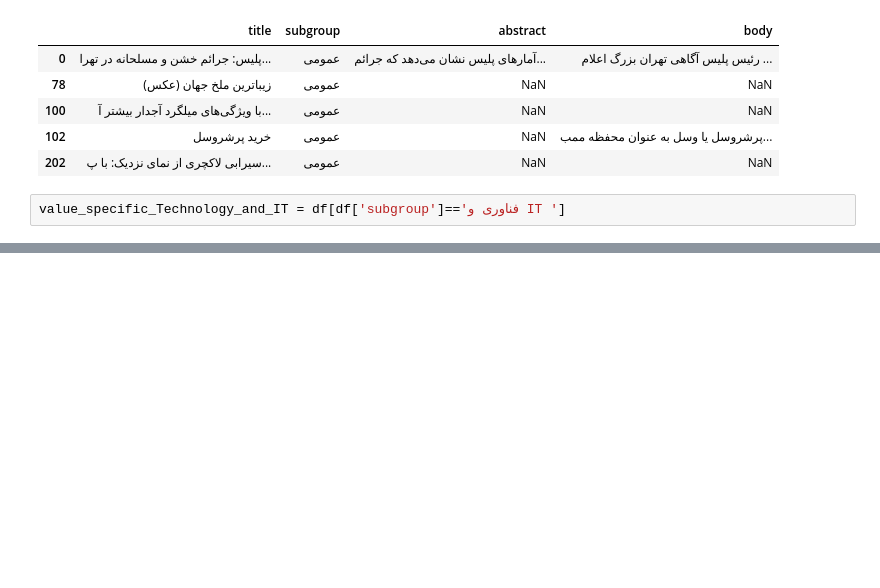
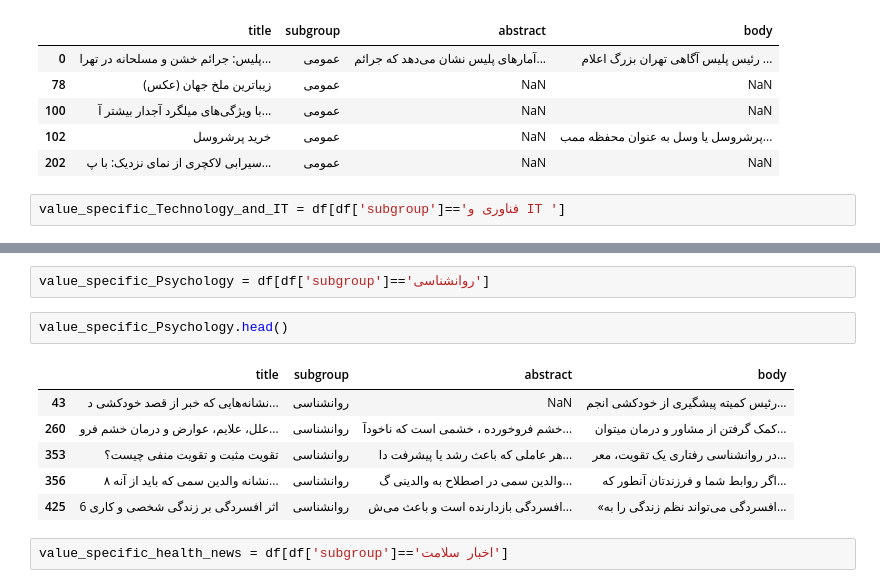
Before and after one commit to aliowx/data-analysis, a Jupyter notebook: text_processor.ipynb, the cells around one changed output, grey strips where cells are left out. Drawn from its saved outputs; the diff is of its cells as text; blank space fills up the shorter version.

```diff
--- a/text_processor.ipynb
+++ b/text_processor.ipynb
@@ -160,0 +172,13 @@ value_specific_Technology_and_IT = df[df['subgroup']=='فناوری و IT ']
+# %%
+value_specific_Psychology = df[df['subgroup']=='روانشناسی']
+# %%
+value_specific_Psychology.head()
+# %% [output]
+|  | title | subgroup | abstract | body |
+| 43 | نشانه‌هایی که خبر از قصد خودکشی د... | روانشناسی | NaN | رئیس کمیته پیشگیری از خودکشی انجم... |
+| 260 | علل، علایم، عوارض و درمان خشم فرو... | روانشناسی | خشم فروخورده ، خشمی است که ناخودآ... | کمک گرفتن از مشاور و درمان میتوان... |
+| 353 | تقویت مثبت و تقویت منفی چیست؟ | روانشناسی | هر عاملی که باعث رشد یا پیشرفت دا... | در روانشناسی رفتاری یک تقویت، معر... |
+| 356 | ۸ نشانه والدین سمی که باید از آنه... | روانشناسی | والدین سمی در اصطلاح به والدینی گ... | اگر روابط شما و فرزندتان آنطور که... |
+| 425 | 6 اثر افسردگی بر زندگی شخصی و کاری | روانشناسی | افسردگی بازدارنده است و باعث می‌ش... | «افسردگی می‌تواند نظم زندگی را به... |
+# %%
+value_specific_health_news = df[df['subgroup']=='اخبار سلامت']
```
Also changed, not shown: parts of 19 cells of this notebook.
